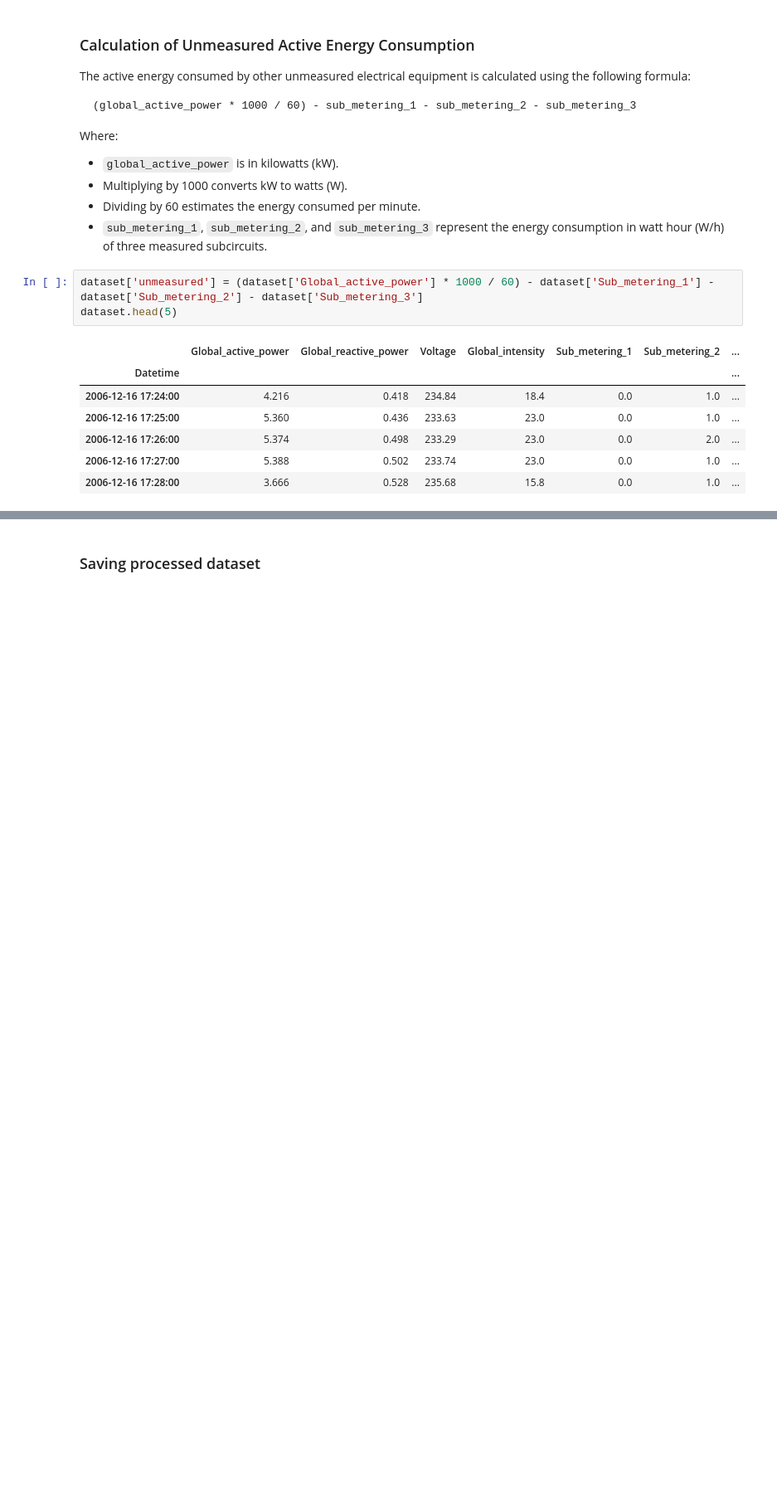
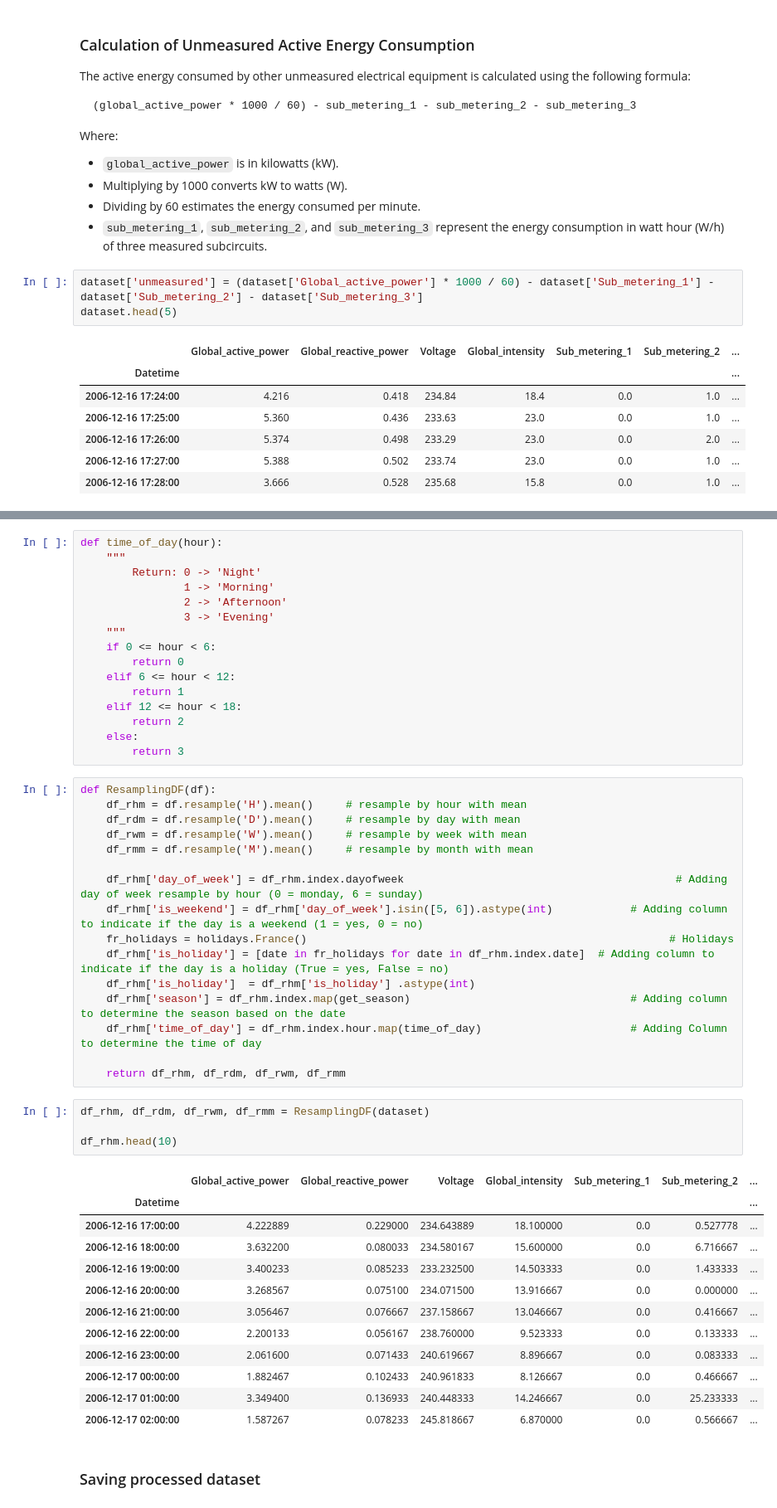
Before and after one commit to felipeduartef/Power_Grid_Segmentation, a Jupyter notebook: notebooks/loading_data.ipynb, the cells around one changed output, grey strips where cells are left out. Shown at 83% size. Saved outputs shown, nothing was run; the diff lists cells and outputs as text; blank space fills up the shorter version.

```diff
--- a/notebooks/loading_data.ipynb
+++ b/notebooks/loading_data.ipynb
@@ -115,3 +142,52 @@ dataset.head(5)
+# %%
+def time_of_day(hour):
+    """
+        Return: 0 -> 'Night'
+                1 -> 'Morning'
+                2 -> 'Afternoon'
+                3 -> 'Evening'
+    """
+    if 0 <= hour < 6:
+        return 0
+    elif 6 <= hour < 12:
+        return 1
+    elif 12 <= hour < 18:
+        return 2
+    else:
+        return 3
+# %%
+def ResamplingDF(df):
+    df_rhm = df.resample('H').mean()     # resample by hour with mean
+    df_rdm = df.resample('D').mean()     # resample by day with mean
+    df_rwm = df.resample('W').mean()     # resample by week with mean
+    df_rmm = df.resample('M').mean()     # resample by month with mean
+
+    df_rhm['day_of_week'] = df_rhm.index.dayofweek                                          # Adding day of week resample by hour (0 = monday, 6 = sunday)
+    df_rhm['is_weekend'] = df_rhm['day_of_week'].isin([5, 6]).astype(int)            # Adding column to indicate if the day is a weekend (1 = yes, 0 = no)
+    fr_holidays = holidays.France()                                                        # Holidays
+    df_rhm['is_holiday'] = [date in fr_holidays for date in df_rhm.index.date]  # Adding column to indicate if the day is a holiday (True = yes, False = no)
+    df_rhm['is_holiday']  = df_rhm['is_holiday'] .astype(int)
+    df_rhm['season'] = df_rhm.index.map(get_season)                                  # Adding column to determine the season based on the date
+    df_rhm['time_of_day'] = df_rhm.index.hour.map(time_of_day)                       # Adding Column to determine the time of day
+
+    return df_rhm, df_rdm, df_rwm, df_rmm
+# %%
+df_rhm, df_rdm, df_rwm, df_rmm = ResamplingDF(dataset)
+
+df_rhm.head(10)
+# %% [output]
+|  | Global_active_power | Global_reactive_power | Voltage | Global_intensity | Sub_metering_1 | Sub_metering_2 | ... |
+| Datetime |  |  |  |  |  |  | ... |
+| 2006-12-16 17:00:00 | 4.222889 | 0.229000 | 234.643889 | 18.100000 | 0.0 | 0.527778 | ... |
+| 2006-12-16 18:00:00 | 3.632200 | 0.080033 | 234.580167 | 15.600000 | 0.0 | 6.716667 | ... |
+| 2006-12-16 19:00:00 | 3.400233 | 0.085233 | 233.232500 | 14.503333 | 0.0 | 1.433333 | ... |
+| 2006-12-16 20:00:00 | 3.268567 | 0.075100 | 234.071500 | 13.916667 | 0.0 | 0.000000 | ... |
+| 2006-12-16 21:00:00 | 3.056467 | 0.076667 | 237.158667 | 13.046667 | 0.0 | 0.416667 | ... |
+| 2006-12-16 22:00:00 | 2.200133 | 0.056167 | 238.760000 | 9.523333 | 0.0 | 0.133333 | ... |
+| 2006-12-16 23:00:00 | 2.061600 | 0.071433 | 240.619667 | 8.896667 | 0.0 | 0.083333 | ... |
+| 2006-12-17 00:00:00 | 1.882467 | 0.102433 | 240.961833 | 8.126667 | 0.0 | 0.466667 | ... |
+| 2006-12-17 01:00:00 | 3.349400 | 0.136933 | 240.448333 | 14.246667 | 0.0 | 25.233333 | ... |
+| 2006-12-17 02:00:00 | 1.587267 | 0.078233 | 245.818667 | 6.870000 | 0.0 | 0.566667 | ... |
 # %% [markdown]
 ### Saving processed dataset
 # %%
```
Also changed, not shown: parts of 5 cells of this notebook, 2 other files.
